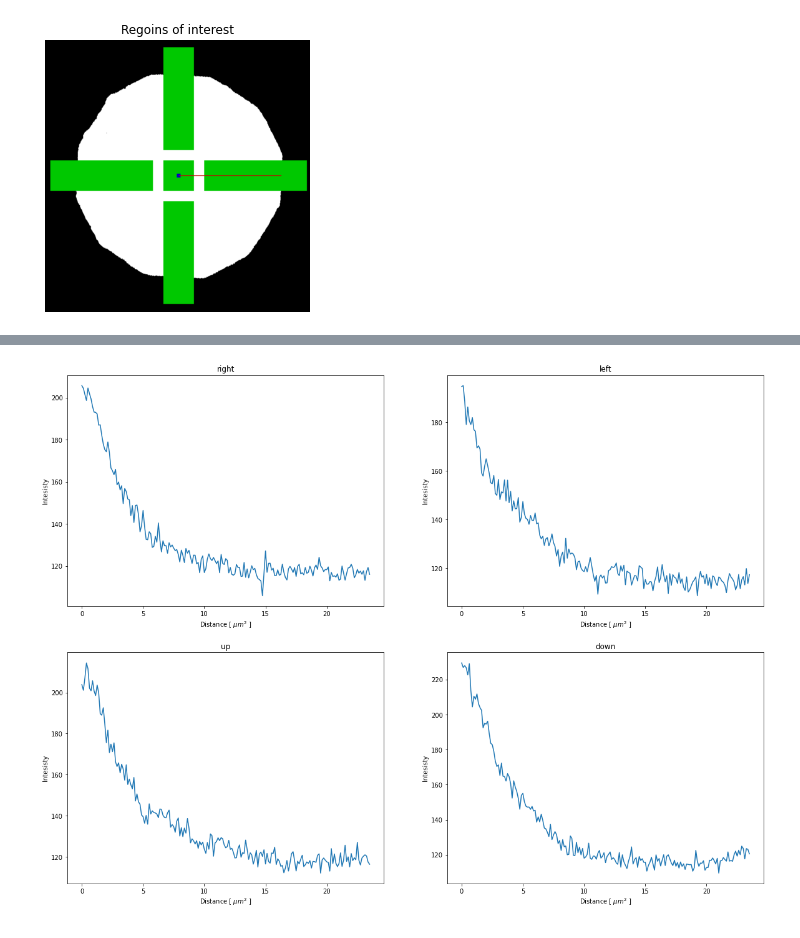
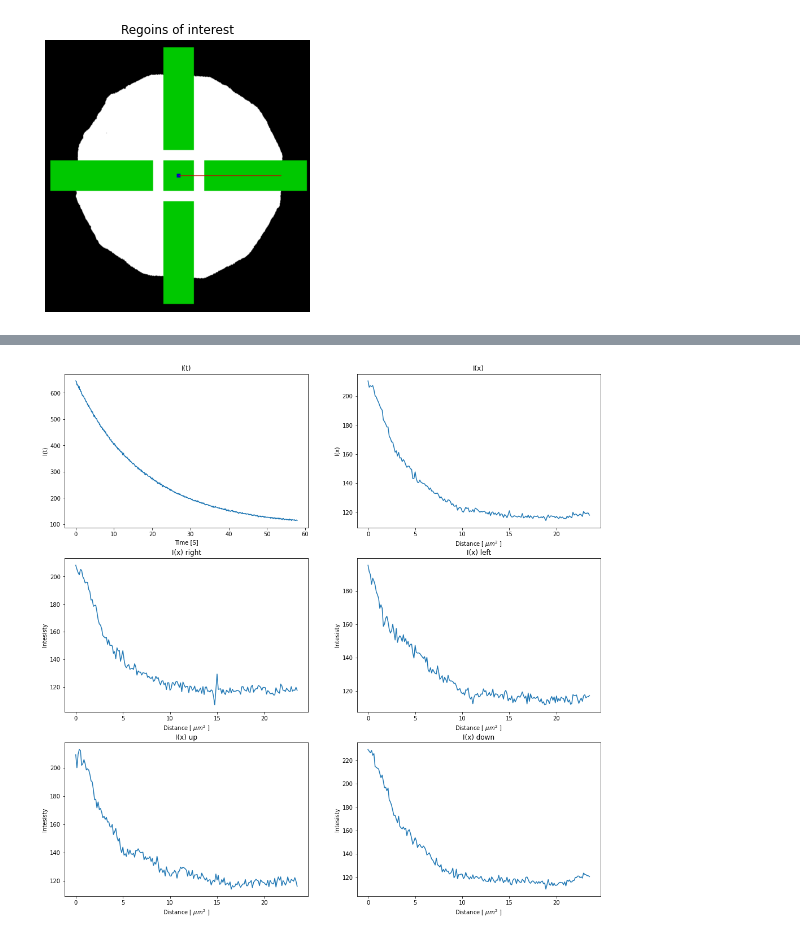
Before and after one commit to ahmed344/SLB_fluidity, a Jupyter notebook: continuous photobleaching.ipynb, the cells around one changed output, grey strips where cells are left out. Cells and saved outputs as stored; diff of their text form; code cells hidden in the pictures.

```diff
--- a/continuous photobleaching.ipynb
+++ b/continuous photobleaching.ipynb
@@ -30,7 +17,7 @@ from slb import IntensityCurve
 ### Read the movie stack and display average and histogram.
 # %%
 # Read the movie stack
-stack = io.imread("data/20210928_BioAvidin_negative/movie-600-fast2.tif")[20:, 180:-110, 160:-150].astype(np.float64)
+stack = io.imread(f"{directory}/{movie}")[20:, 180:-110, 160:-150].astype(np.float64)
 
 # Print the dimension of the stack
 print(f'Data shape = {stack.shape}')
@@ -182,29 +205,41 @@ D = 0.0010106523826027285
 # %%
-# display the 4 rectangle profiles
-plt.figure(figsize=(20,15))
+# display the image with better brightness and contrast
+plt.figure(figsize=(17,17))
 
-plt.subplot(221)
+plt.subplot(321)
+plt.plot(t, It)
+plt.title('I(t)')
+plt.xlabel('Time [S]')
+plt.ylabel('I(t)')
+
+plt.subplot(322)
+plt.plot(x, Ix)
+plt.title('I(x)');
+plt.xlabel('Distance [ $\mu m^2$ ]')
+plt.ylabel('I(x)');
+
+plt.subplot(323)
 plt.plot(np.arange(rectangle_right[80:].shape[0]) * 0.125, rectangle_right[80:])
-plt.title('right')
+plt.title('I(x) right')
 plt.xlabel('Distance [ $\mu m^2$ ]')
 plt.ylabel('Intesisty')
 
-plt.subplot(222)
+plt.subplot(324)
 plt.plot(np.arange(rectangle_left[80:].shape[0]) * 0.125, rectangle_left[80:])
-plt.title('left')
+plt.title('I(x) left')
 plt.xlabel('Distance [ $\mu m^2$ ]')
 plt.ylabel('Intesisty')
 
-plt.subplot(223)
+plt.subplot(325)
 plt.plot(np.arange(rectangle_up[80:].shape[0]) * 0.125, rectangle_up[80:])
-plt.title('up')
+plt.title('I(x) up')
 plt.xlabel('Distance [ $\mu m^2$ ]')
 plt.ylabel('Intesisty')
 
-plt.subplot(224)
+plt.subplot(326)
 plt.plot(np.arange(rectangle_down[80:].shape[0]) * 0.125, rectangle_down[80:])
-plt.title('down')
+plt.title('I(x) down')
 plt.xlabel('Distance [ $\mu m^2$ ]')
 plt.ylabel('Intesisty');
 # %% [output]
-[figure, old version]
+[figure, new version]
```
Also changed, not shown: parts of 8 cells of this notebook, 1 other file.
